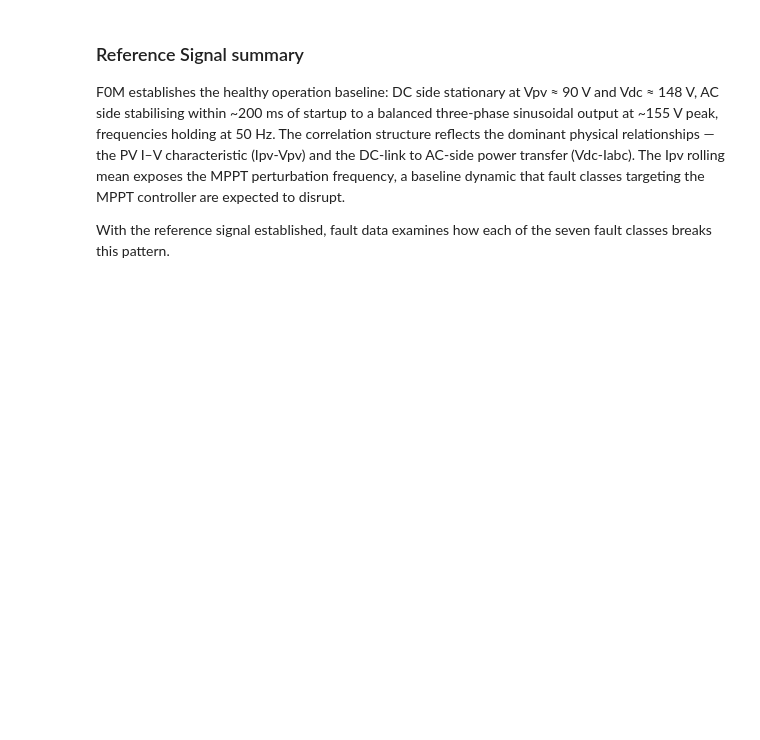
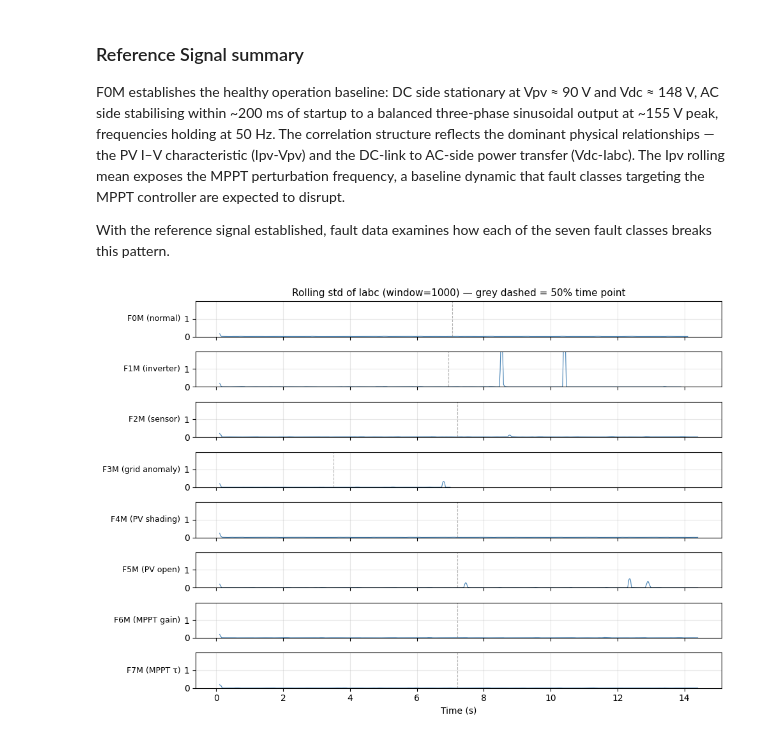
Before and after one commit to maddiew95/GANs-study, a Jupyter notebook: GPVS-Faults/eda.ipynb, the cells around one changed output. Cells and saved outputs as stored; diff of their text form; code cells hidden in the pictures; blank space fills up the shorter version.

```diff
--- a/GPVS-Faults/eda.ipynb
+++ b/GPVS-Faults/eda.ipynb
@@ -205,3 +205,44 @@ plt.show()
 F0M establishes the healthy operation baseline: DC side stationary at Vpv ≈ 90 V and Vdc ≈ 148 V, AC side stabilising within ~200 ms of startup to a balanced three-phase sinusoidal output at ~155 V peak, frequencies holding at 50 Hz. The correlation structure reflects the dominant physical relationships — the PV I–V characteristic (Ipv-Vpv) and the DC-link to AC-side power transfer (Vdc-Iabc). The Ipv rolling mean exposes the MPPT perturbation frequency, a baseline dynamic that fault classes targeting the MPPT controller are expected to disrupt.
 
 With the reference signal established, fault data examines how each of the seven fault classes breaks this pattern.
+# %%
+files = {
+    'F0M (normal)': df0, 'F1M (inverter)': df1, 'F2M (sensor)':      df2, 'F3M (grid anomaly)':  df3,
+    'F4M (PV shading)':  df4, 'F5M (PV open)':    df5, 'F6M (MPPT gain)': df6, 'F7M (MPPT τ)':        df7,
+}
+
+FEATURE = 'Iabc'
+WINDOW  = 1000
+
+# Compute rolling std per file, store for shared y-axis scaling
+rolling_stds = {
+    label: df0[FEATURE].rolling(window=WINDOW).std()
+    for label, df0 in files.items()
+}
+
+# Global y-axis range — use 99th percentile to avoid extreme-outlier domination
+y_max = max(r.quantile(0.99) for r in rolling_stds.values()) * 1.1
+y_min = 0
+
+fig, axes = plt.subplots(8, 1, figsize=(10, 7), sharex=True, sharey=True)
+
+for ax, (label, df) in zip(axes, files.items()):
+    t = df['Time']
+    r = rolling_stds[label]
+    ax.plot(t, r, linewidth=0.8, color='steelblue')
+
+    # Mark the 'halfway through' point Bakdi et al. reference
+    t_mid = t.iloc[len(t) // 2]
+    ax.axvline(t_mid, color='grey', linestyle='--', linewidth=0.8, alpha=0.6)
+
+    ax.set_ylabel(label, rotation=0, ha='right', va='center', fontsize=9)
+    ax.set_ylim(y_min, y_max)
+    ax.grid(alpha=0.3)
+
+axes[0].set_title(f'Rolling std of {FEATURE} (window={WINDOW}) — grey dashed = 50% time point',
+                  fontsize=11)
+axes[-1].set_xlabel('Time (s)')
+plt.tight_layout()
+plt.show()
+# %% [output]
+[figure, added]
```
Also changed, not shown: 12 other files.
